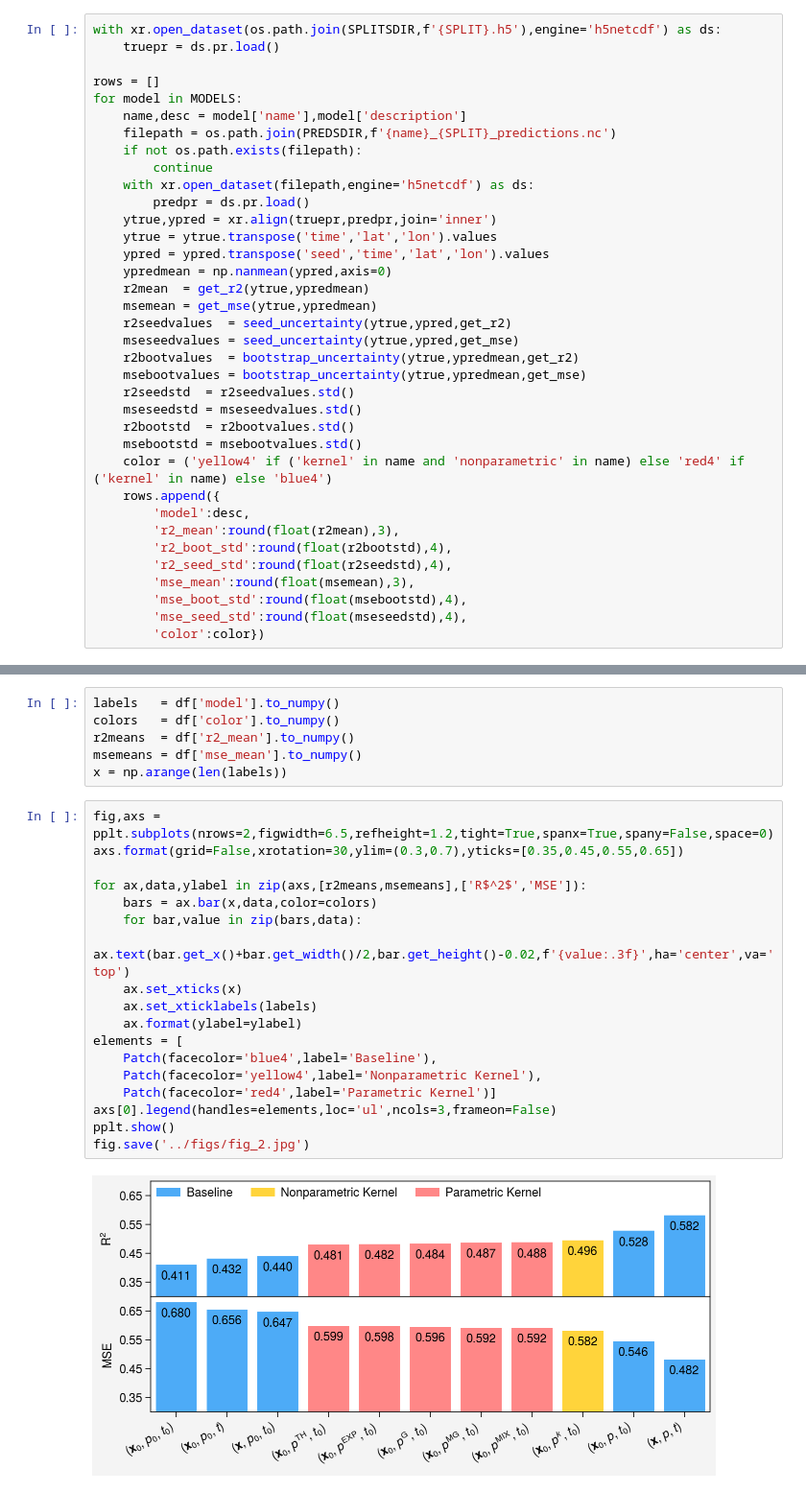
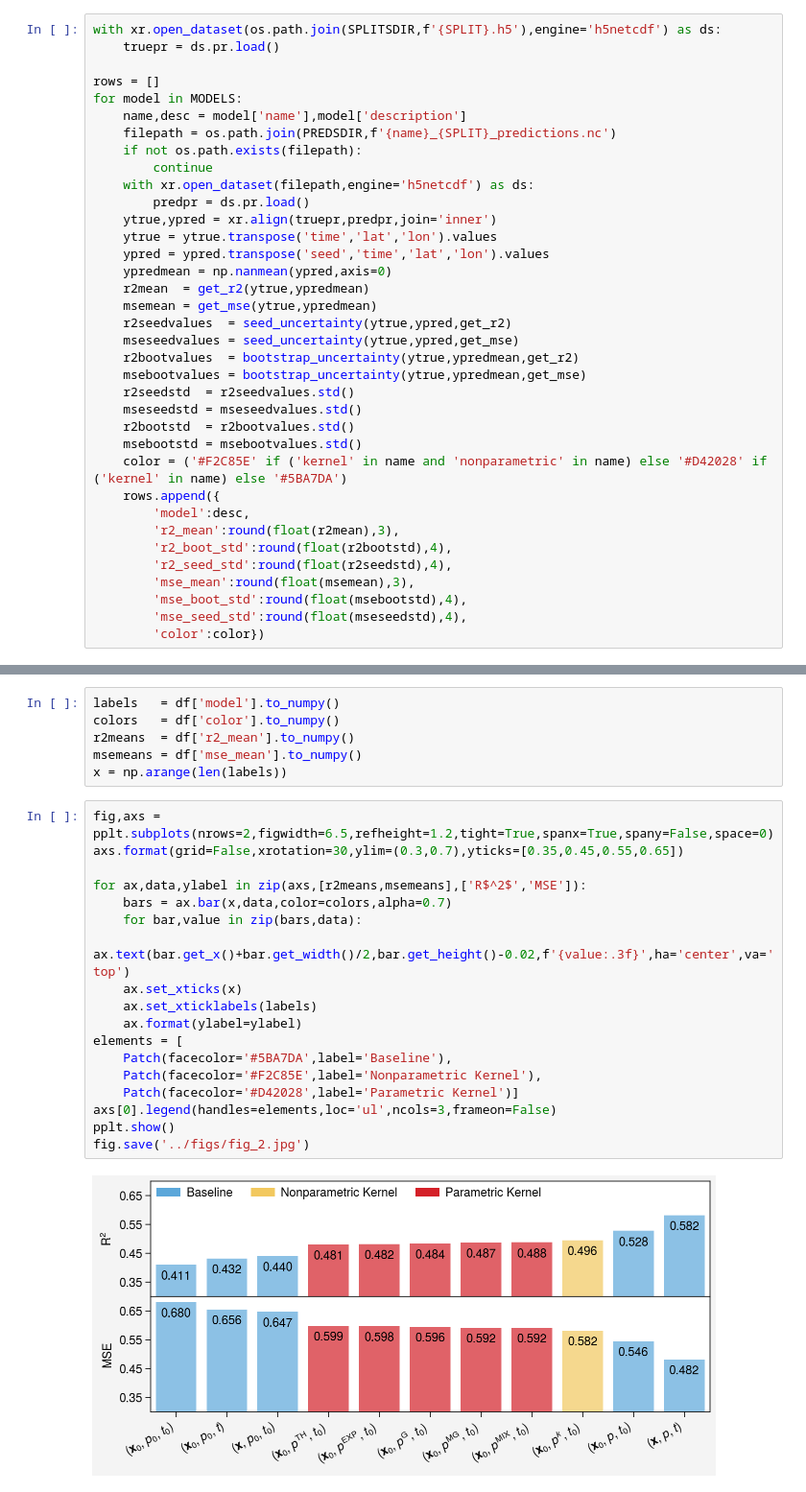
Before and after one commit to savannahferretti/monsoon-kernels, a Jupyter notebook: notebooks/bars.ipynb, the cells around one changed output, grey strips where cells are left out. Shown at 96% size. Drawn from its saved outputs; the diff is of its cells as text.

Commit message:
Fixing colors for final submission

```diff
--- a/notebooks/bars.ipynb
+++ b/notebooks/bars.ipynb
@@ -101,7 +101,7 @@ for model in MODELS:
     mseseedstd = mseseedvalues.std()
     r2bootstd  = r2bootvalues.std()
     msebootstd = msebootvalues.std()
-    color = ('yellow4' if ('kernel' in name and 'nonparametric' in name) else 'red4' if ('kernel' in name) else 'blue4')
+    color = ('#F2C85E' if ('kernel' in name and 'nonparametric' in name) else '#D42028' if ('kernel' in name) else '#5BA7DA')
     rows.append({
         'model':desc,
         'r2_mean':round(float(r2mean),3),
@@ -140,20 +140,20 @@ x = np.arange(len(labels))
 # %%
 fig,axs = pplt.subplots(nrows=2,figwidth=6.5,refheight=1.2,tight=True,spanx=True,spany=False,space=0)
 axs.format(grid=False,xrotation=30,ylim=(0.3,0.7),yticks=[0.35,0.45,0.55,0.65])
 
 for ax,data,ylabel in zip(axs,[r2means,msemeans],['R$^2$','MSE']):
-    bars = ax.bar(x,data,color=colors)
+    bars = ax.bar(x,data,color=colors,alpha=0.7)
     for bar,value in zip(bars,data):
         ax.text(bar.get_x()+bar.get_width()/2,bar.get_height()-0.02,f'{value:.3f}',ha='center',va='top')
     ax.set_xticks(x)
     ax.set_xticklabels(labels)
     ax.format(ylabel=ylabel)
 elements = [
-    Patch(facecolor='blue4',label='Baseline'),
-    Patch(facecolor='yellow4',label='Nonparametric Kernel'),
-    Patch(facecolor='red4',label='Parametric Kernel')]
+    Patch(facecolor='#5BA7DA',label='Baseline'),
+    Patch(facecolor='#F2C85E',label='Nonparametric Kernel'),
+    Patch(facecolor='#D42028',label='Parametric Kernel')]
 axs[0].legend(handles=elements,loc='ul',ncols=3,frameon=False)
 pplt.show()
 fig.save('../figs/fig_2.jpg')
 # %% [output]
-[figure, old version]
+[figure, new version]
```
Also changed, not shown: parts of 1 cell of this notebook, 5 other files.
